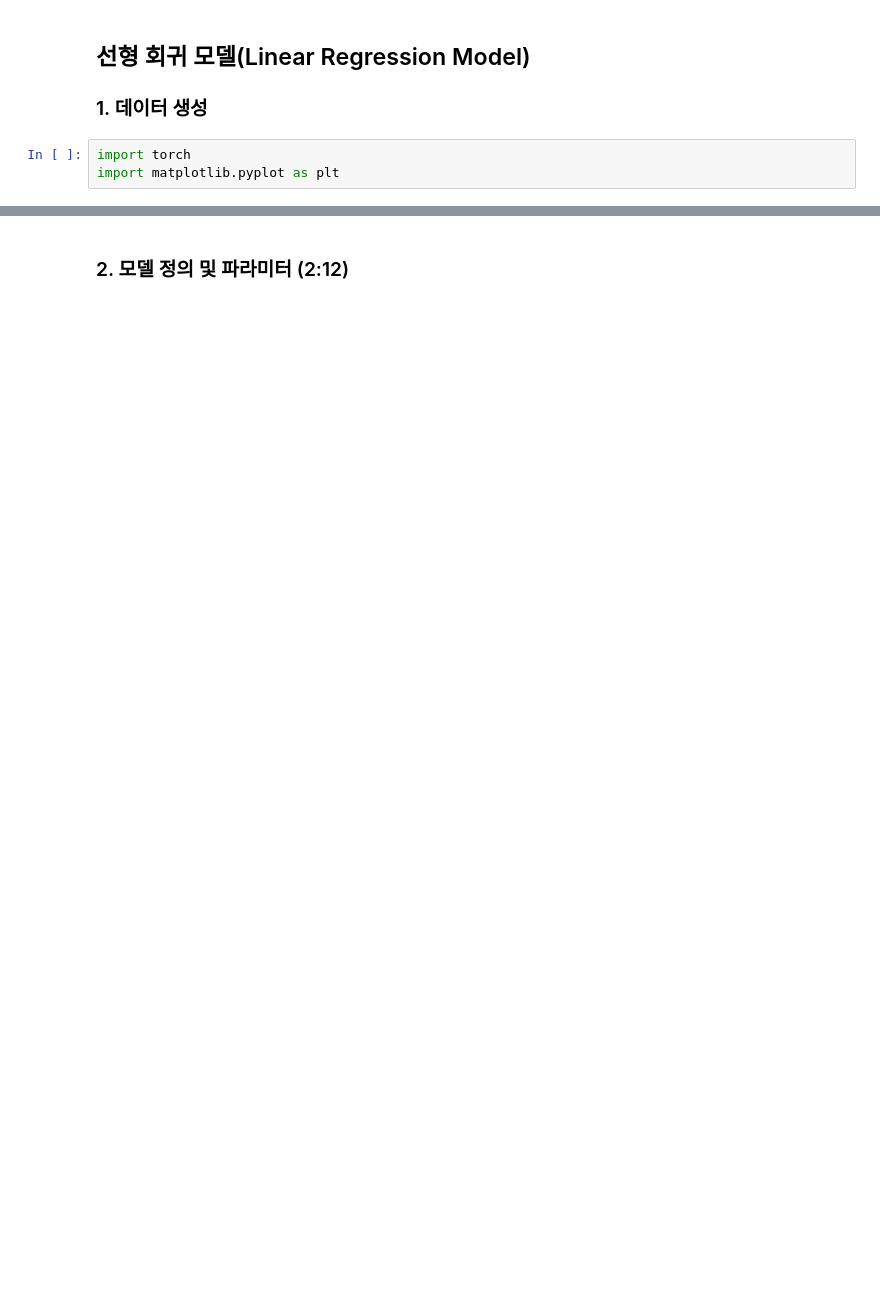
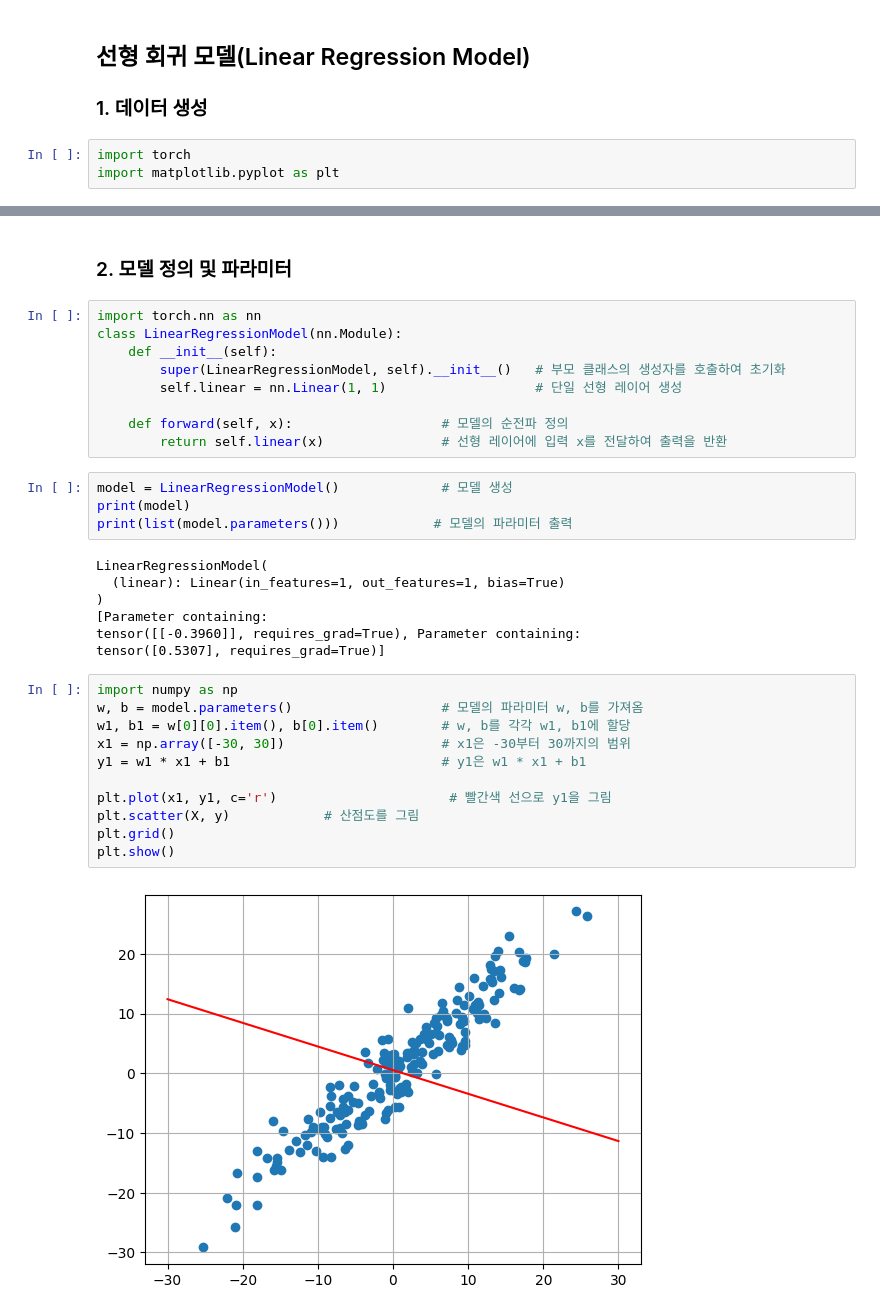
Before and after one commit to kitae104/PyTorch_Basic, a Jupyter notebook: 01_start/06_선형회귀모델.ipynb, the cells around one changed output, grey strips where cells are left out. Cells and saved outputs as stored; diff of their text form; blank space fills up the shorter version.

```diff
--- a/01_start/06_선형회귀모델.ipynb
+++ b/01_start/06_선형회귀모델.ipynb
@@ -20,2 +20,35 @@ plt.show()
 # %% [markdown]
-### 2. 모델 정의 및 파라미터 (2:12)
+### 2. 모델 정의 및 파라미터
+# %%
+import torch.nn as nn
+class LinearRegressionModel(nn.Module):
+    def __init__(self):
+        super(LinearRegressionModel, self).__init__()   # 부모 클래스의 생성자를 호출하여 초기화
+        self.linear = nn.Linear(1, 1)                   # 단일 선형 레이어 생성
+
+    def forward(self, x):                   # 모델의 순전파 정의
+        return self.linear(x)               # 선형 레이어에 입력 x를 전달하여 출력을 반환
+# %%
+model = LinearRegressionModel()             # 모델 생성
+print(model)
+print(list(model.parameters()))            # 모델의 파라미터 출력
+# %% [output]
+LinearRegressionModel(
+  (linear): Linear(in_features=1, out_features=1, bias=True)
+)
+[Parameter containing:
+tensor([[-0.3960]], requires_grad=True), Parameter containing:
+tensor([0.5307], requires_grad=True)]
+# %%
+import numpy as np
+w, b = model.parameters()                   # 모델의 파라미터 w, b를 가져옴
+w1, b1 = w[0][0].item(), b[0].item()        # w, b를 각각 w1, b1에 할당
+x1 = np.array([-30, 30])                    # x1은 -30부터 30까지의 범위
+y1 = w1 * x1 + b1                           # y1은 w1 * x1 + b1
+
+plt.plot(x1, y1, c='r')                      # 빨간색 선으로 y1을 그림
+plt.scatter(X, y)            # 산점도를 그림
+plt.grid()
+plt.show()
+# %% [output]
+[figure, added]
```
Also changed, not shown: parts of 7 cells of this notebook.
